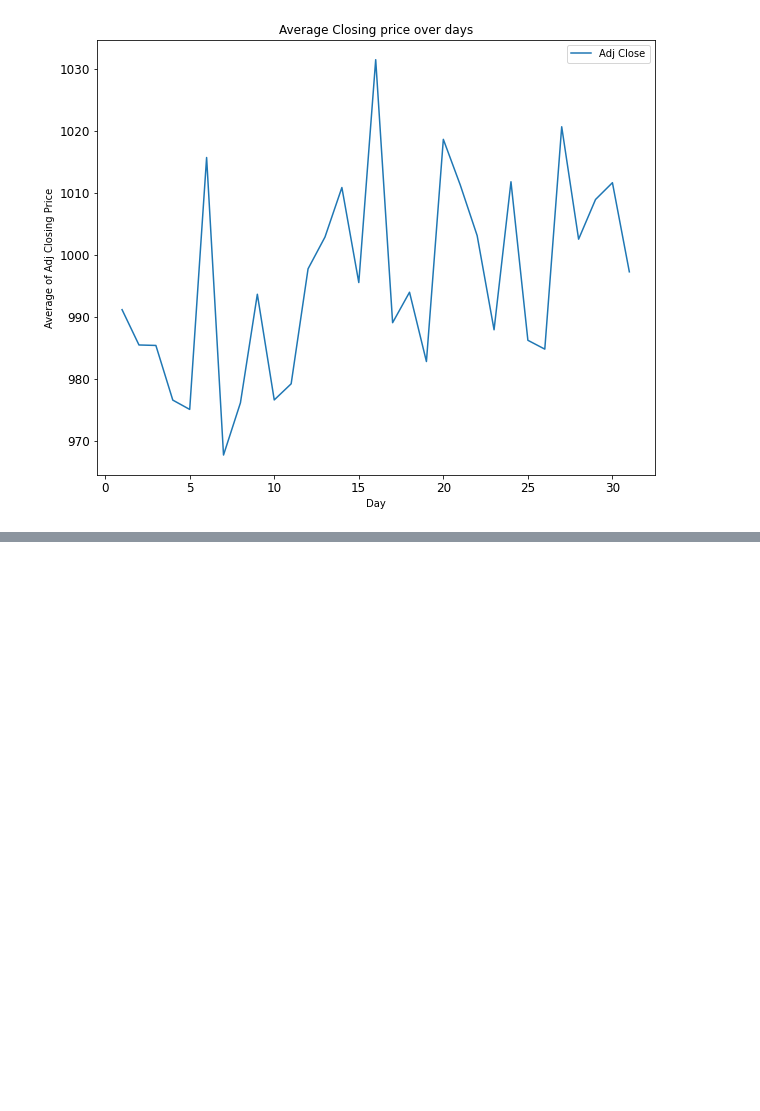
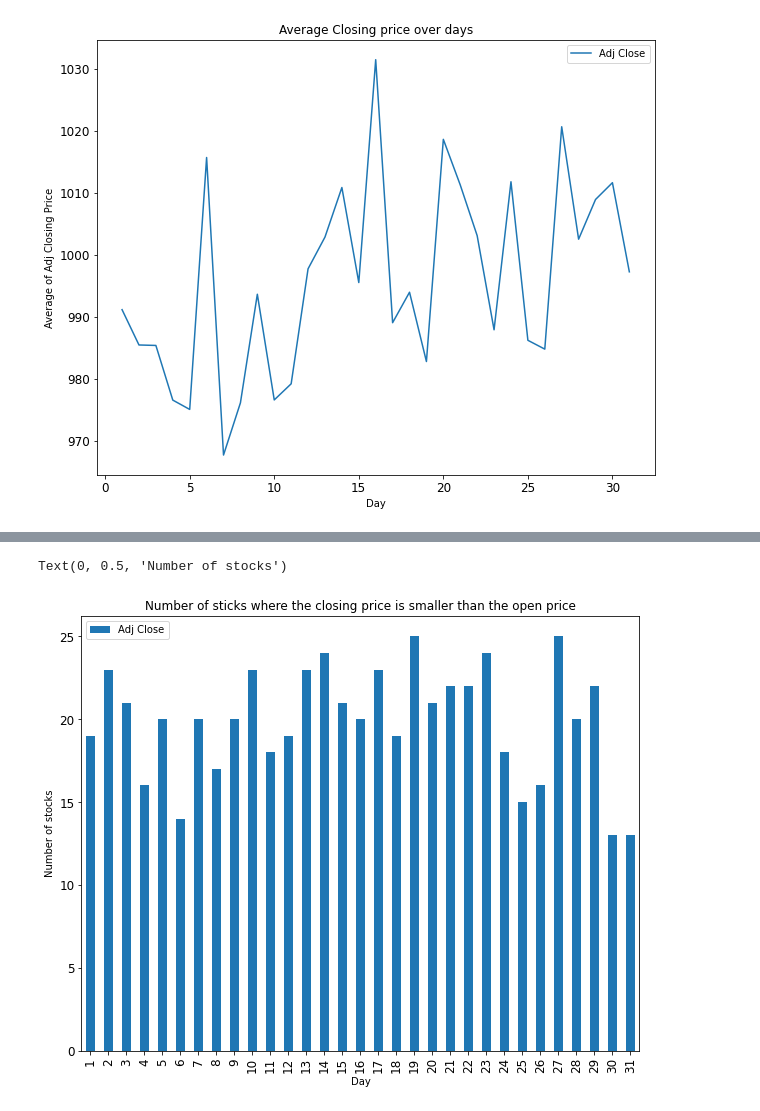
Before and after one commit to brockhuskisson/CIS310, a Jupyter notebook: wk16/Python Stock Market Project-Copy1.ipynb, the cells around one changed output, grey strips where cells are left out. Saved outputs shown, nothing was run; the diff lists cells and outputs as text; code cells hidden in the pictures; blank space fills up the shorter version.

```diff
--- a/wk16/Python Stock Market Project-Copy1.ipynb
+++ b/wk16/Python Stock Market Project-Copy1.ipynb
@@ -513,0 +631,8 @@ Text(0, 0.5, 'Average of Adj Closing Price')
+# %%
+result[['Day', 'Adj Close']].groupby('Day').count().plot.bar(figsize=(10,8), y='Adj Close',
+                                fontsize=12, legend=True,title = "Number of sticks where the closing price is smaller than the open price")
+
+plt.ylabel('Number of stocks')
+# %% [output]
+Text(0, 0.5, 'Number of stocks')
+[figure, added]
```
Also changed, not shown: parts of 35 cells of this notebook.
